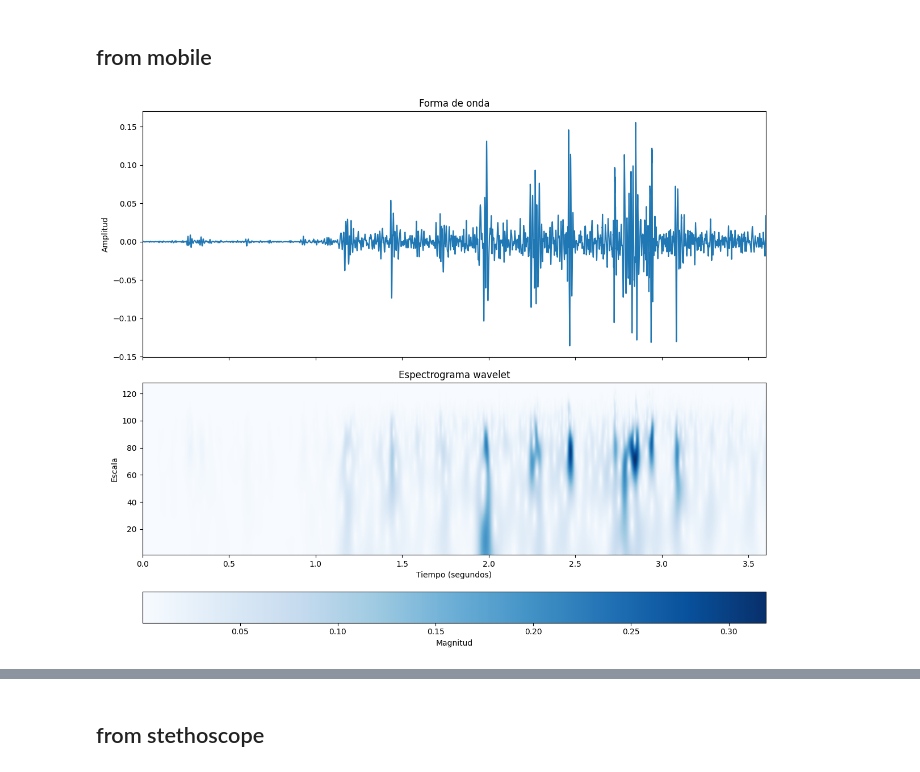
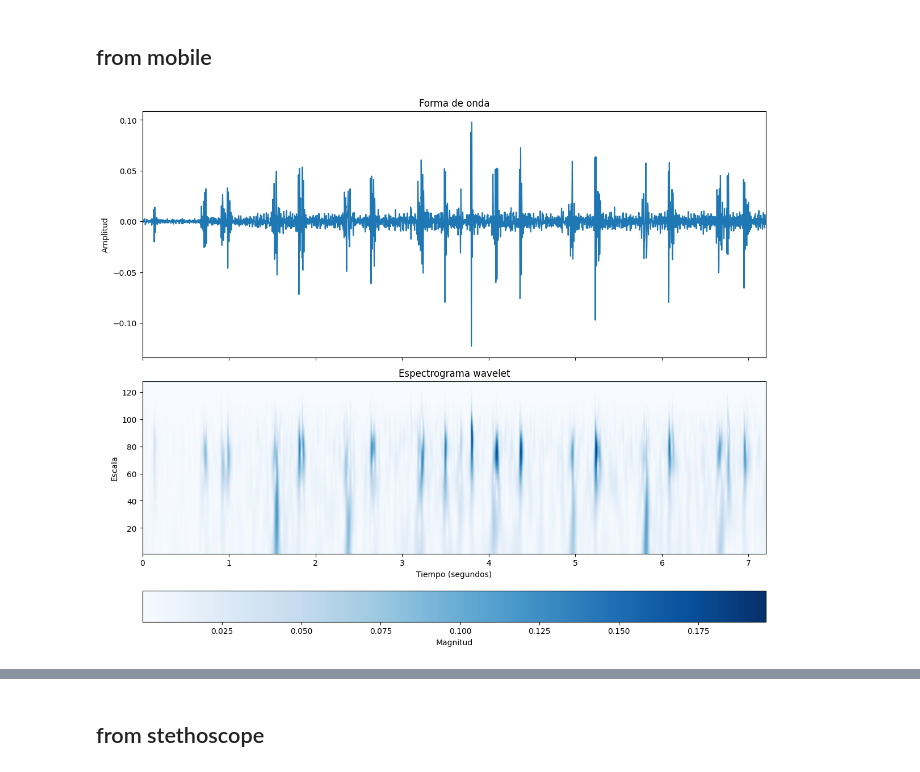
Before and after one commit to Afroefras/coratech, a Jupyter notebook: notebooks/trigger_match.ipynb, the cells around one changed output, grey strips where cells are left out. Saved outputs shown, nothing was run; the diff lists cells and outputs as text; code cells hidden in the pictures.

Commit message:
Testing with different trigger volume and matching records

```diff
--- a/notebooks/trigger_match.ipynb
+++ b/notebooks/trigger_match.ipynb
@@ -9,10 +9,10 @@ from helpers.plot import plot_wavelet_spectrogram
 base_dir = get_base_dir()
 tat = TrimAfterTrigger()
 
-STETHOSCOPE_AUDIO = "Eko Recording Sound Export 08_17_2024 3_00 PM.wav"
+STETHOSCOPE_AUDIO = "test-20240902-1554.wav"
 STETHOSCOPE_AUDIO = base_dir.joinpath("data", "digital", STETHOSCOPE_AUDIO)
 
-MOBILE_AUDIO = "test-202408171500 (1).wav"
+MOBILE_AUDIO = "test-20240902-1554.wav"
 MOBILE_AUDIO = base_dir.joinpath("data", "mobile", MOBILE_AUDIO)
 
 SYNTHETIC_FREQ = 300
@@ -20,6 +20,9 @@ DOWNSAMPLE_FACTOR = 400
 SIGMA_SMOOTH = 7
 PEAKS_HEIGHT = 0.3
 PEAKS_PROMINENCE = 0.0001
+
+TRIGGER_DURATION = 1.5
+WINDOW = 0.2
 # %% [markdown]
 # Match records segments
 Without the first and last segment
@@ -32,8 +35,8 @@ matched_records, sample_rate = tat.sync_records(
     sigma_smooth=SIGMA_SMOOTH,
     peaks_height=PEAKS_HEIGHT,
     peaks_prominence=PEAKS_PROMINENCE,
-    trigger_duration=1.5,
-    window=0.2
+    trigger_duration=TRIGGER_DURATION,
+    window=WINDOW
 )
 
 matched_records[0]
@@ -45,11 +48,11 @@ matched_records[0]
 # %% [markdown]
 ## from mobile
 # %%
-first_mobile_segment = matched_records[0][0]
+first_mobile_segment = matched_records[2][0]
 plot_wavelet_spectrogram(first_mobile_segment, sample_rate, downsample_factor=1)
 Audio(first_mobile_segment, rate=sample_rate, autoplay=True)
 # %% [output]
-[figure, old version]
+[figure, new version]
 [interactive output not drawn]
 # %% [markdown]
 ## from stethoscope
```
Also changed, not shown: parts of 4 cells of this notebook, 3 other files.
